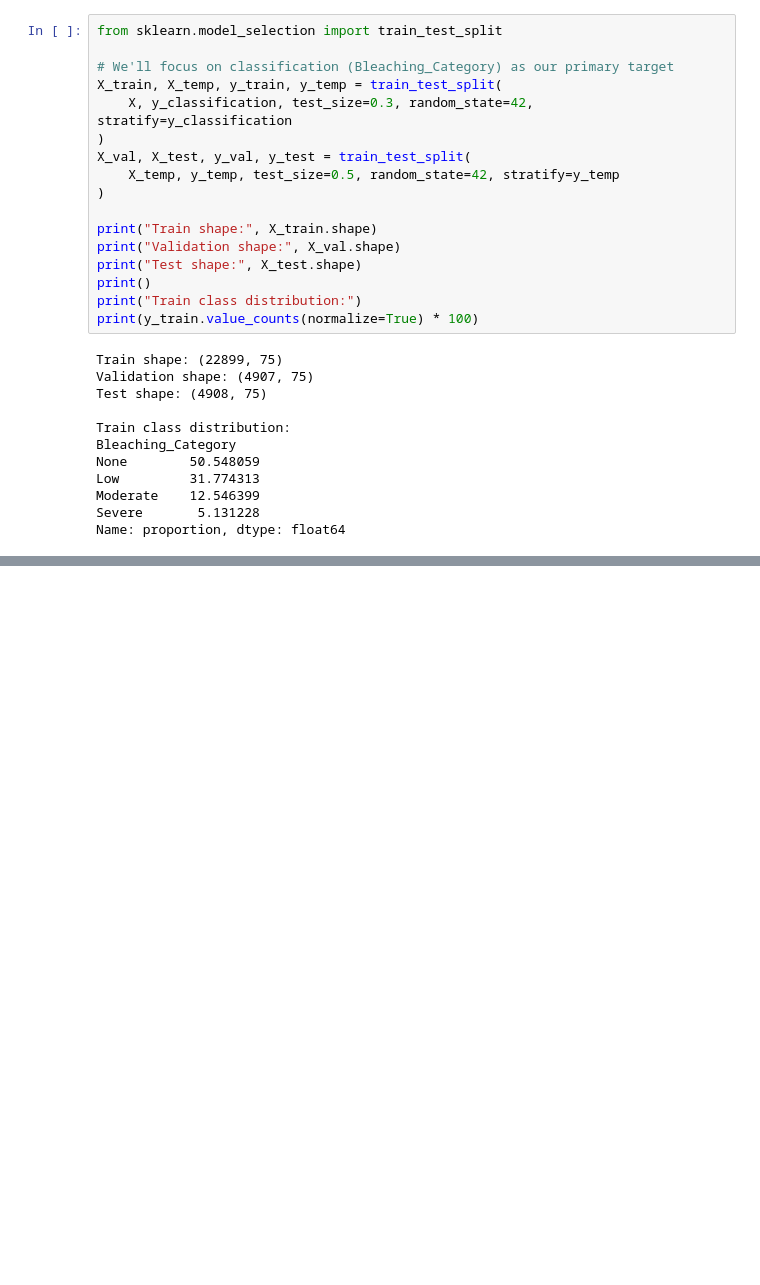
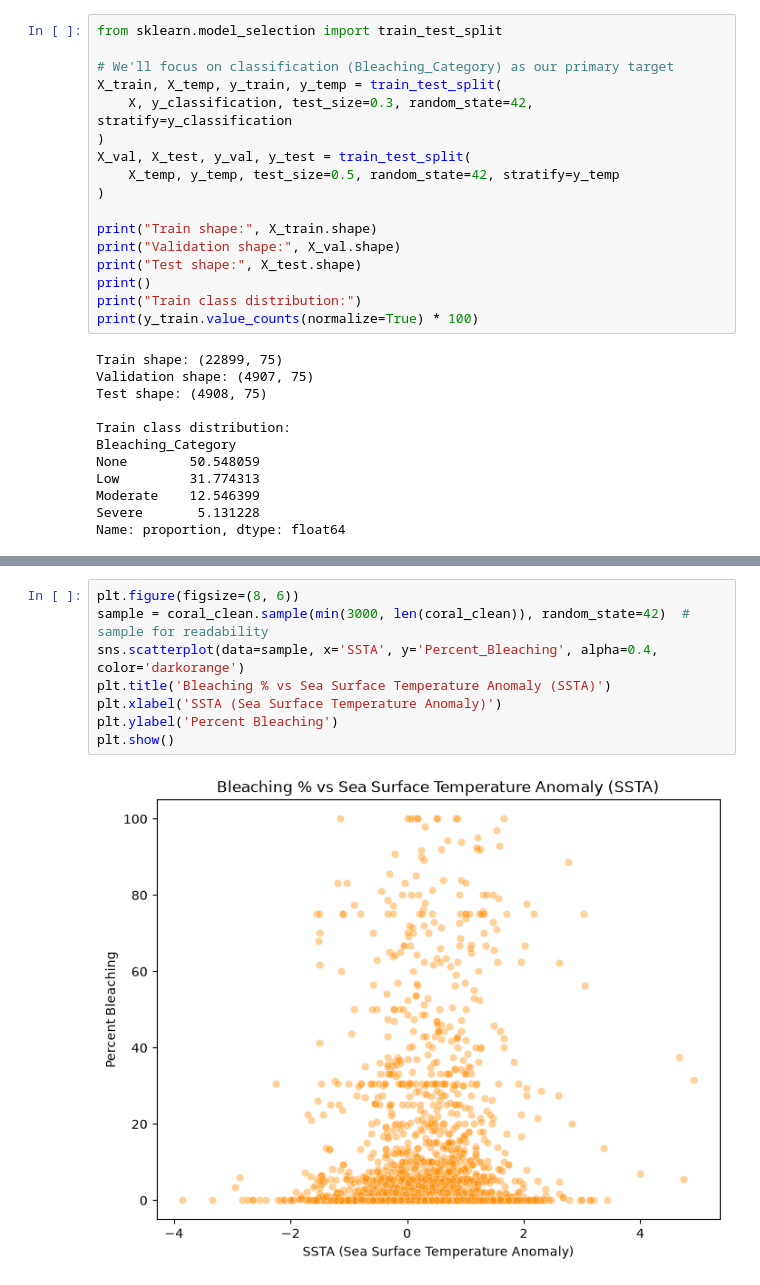
Before and after one commit to asthi1234/coral-reef-health-ai, a Jupyter notebook: notebooks/01_data_exploration.ipynb, the cells around one changed output, grey strips where cells are left out. Cells and saved outputs as stored; diff of their text form; blank space fills up the shorter version.

```diff
--- a/notebooks/01_data_exploration.ipynb
+++ b/notebooks/01_data_exploration.ipynb
@@ -337,0 +365,10 @@ Name: proportion, dtype: float64
+# %%
+plt.figure(figsize=(8, 6))
+sample = coral_clean.sample(min(3000, len(coral_clean)), random_state=42)  # sample for readability
+sns.scatterplot(data=sample, x='SSTA', y='Percent_Bleaching', alpha=0.4, color='darkorange')
+plt.title('Bleaching % vs Sea Surface Temperature Anomaly (SSTA)')
+plt.xlabel('SSTA (Sea Surface Temperature Anomaly)')
+plt.ylabel('Percent Bleaching')
+plt.show()
+# %% [output]
+[figure, added]
```
Also changed, not shown: parts of 2 cells of this notebook.
